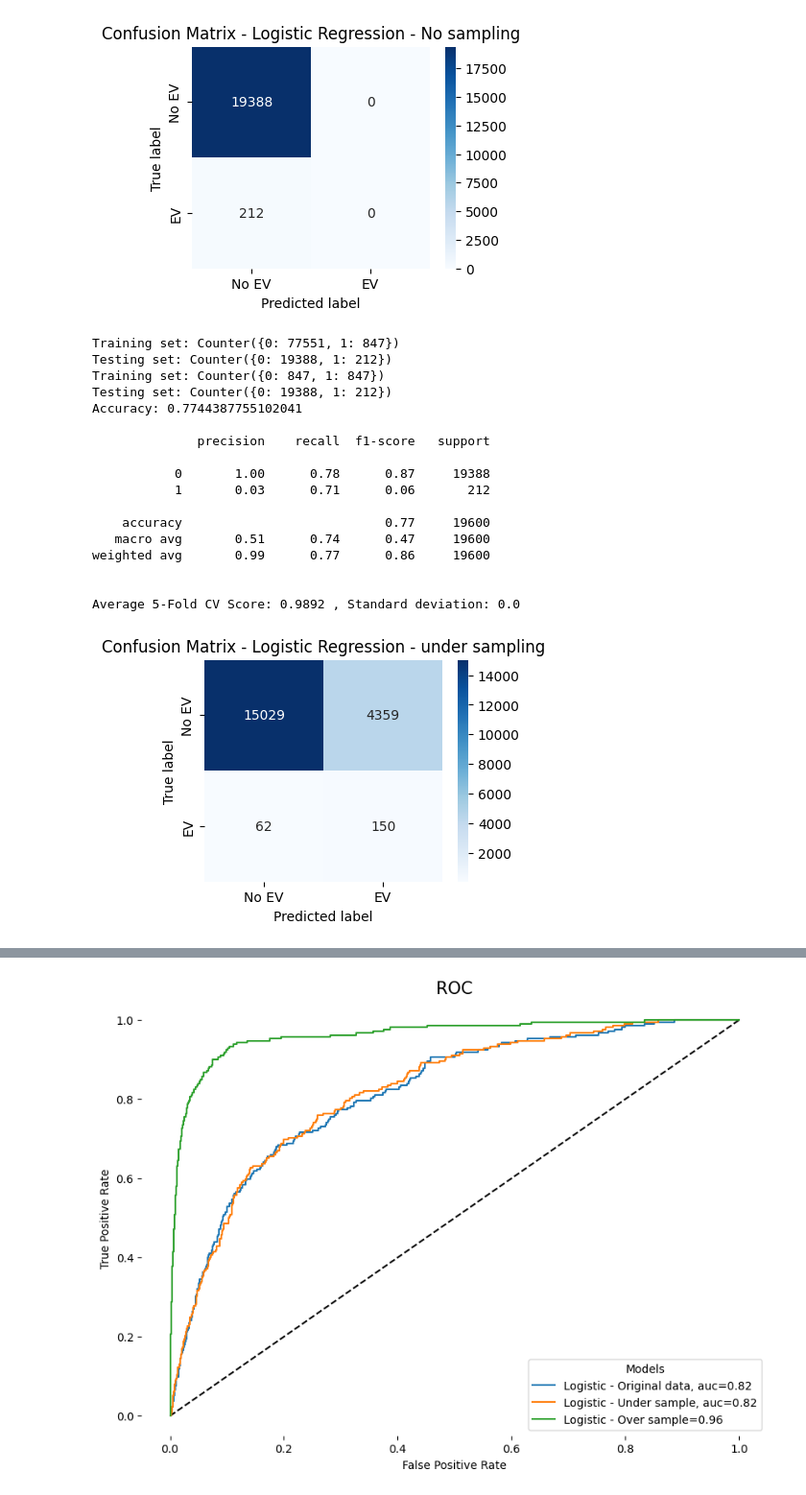
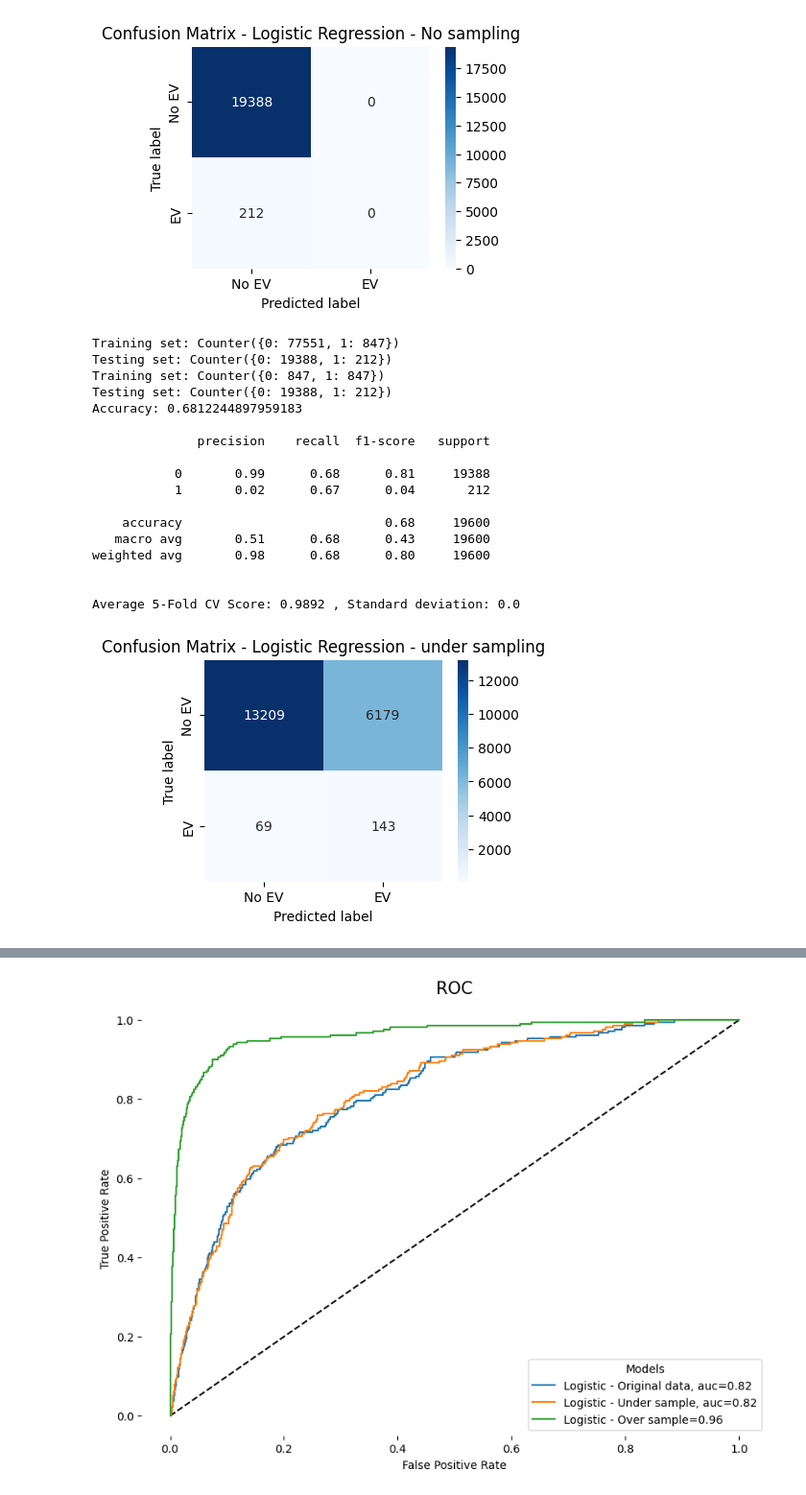
Before and after one commit to varunthefalcon/QUB_Energia, a Jupyter notebook: Q1.ipynb, the cells around one changed output, grey strips where cells are left out. Shown at 96% size. Cells and saved outputs as stored; diff of their text form; code cells hidden in the pictures.

```diff
--- a/Q1.ipynb
+++ b/Q1.ipynb
@@ -133,7 +138,7 @@ data.tail(10)
 data['title'] = data['title'].replace([' '], 'Unclassified')
 
 rename_obj = {
-    'agedBand': {'Unclassified' : 0,'19 to 24': 1, '25 to 40': 2,'41 to 50': 3, '51 to 60': 4, '61 to 70': 5,'70+': 6 },
+    'agedBand': {'Unclassified' : 0,'19 to 24': 1, '25 to 40': 2,'41 to 50': 3, '51 to 60': 4, '61 to 70': 5,'70+': 6, '18 & Under': 7},
     'signedUpGroup': {'Telesales': 0, 'PCW': 1, 'Field Sales': 2, 'Web': 3, 'OBS': 4,'Other': 5},
     'title': {'Ms': 0, 'Mr': 1, 'Mrs': 2, 'Dr': 3, 'Miss': 4, 'Mr & Mrs': 5, 'Rev': 6, 'Unclassified': 7},
     'EV': {'N': 0, 'Y': 1},
@@ -309,9 +314,9 @@ X_train, X_test, y_train, y_test = train_test_split(x,y, test_size=0.20, stratif
 print('Training set: {}'.format(Counter(y_train)))
 print('Testing set: {}'.format(Counter(y_test)))
 
-scaler_robust = RobustScaler()
-X_train = scaler_robust.fit_transform(X_train)
-X_test = scaler_robust.fit_transform(X_test)
+# scaler_robust = RobustScaler()
+# X_train = scaler_robust.fit_transform(X_train)
+# X_test = scaler_robust.fit_transform(X_test)
 
 from imblearn.under_sampling import NearMiss
 
@@ -338,40 +343,40 @@ print()
 print("Average 5-Fold CV Score: {}".format(round(np.mean(cv_scores),4)),
       ", Standard deviation: {}".format(round(np.std(cv_scores),4)))
 
 plt.figure(figsize=(4,3))
 ConfMatrix = confusion_matrix(y_test,LR.predict(X_test))
 sns.heatmap(ConfMatrix,annot=True, cmap="Blues", fmt="d",
             xticklabels = ['No EV', 'EV'],
             yticklabels = ['No EV', 'EV'])
 plt.ylabel('True label')
 plt.xlabel('Predicted label')
 plt.title("Confusion Matrix - Logistic Regression - under sampling");
 
 
 
 
 y_pred_proba_LR = LR.predict_proba(X_test)[::,1]
 LR2_fpr, LR2_tpr, _ = metrics.roc_curve(y_test,  y_pred_proba_LR)
 LR2_auc = metrics.roc_auc_score(y_test, y_pred_proba_LR)
 # %% [output]
 Training set: Counter({0: 77551, 1: 847})
 Testing set: Counter({0: 19388, 1: 212})
 Training set: Counter({0: 847, 1: 847})
 Testing set: Counter({0: 19388, 1: 212})
-Accuracy: 0.7744387755102041
+Accuracy: 0.6812244897959183
 
               precision    recall  f1-score   support
 
-           0       1.00      0.78      0.87     19388
-           1       0.03      0.71      0.06       212
+           0       0.99      0.68      0.81     19388
+           1       0.02      0.67      0.04       212
 
-    accuracy                           0.77     19600
-   macro avg       0.51      0.74      0.47     19600
-weighted avg       0.99      0.77      0.86     19600
+    accuracy                           0.68     19600
+   macro avg       0.51      0.68      0.43     19600
+weighted avg       0.98      0.68      0.80     19600
 
 
 Average 5-Fold CV Score: 0.9892 , Standard deviation: 0.0
-[figure, old version]
+[figure, new version]
 # %%
 
 # building models with original data and with over sampling
```
Also changed, not shown: parts of 10 cells of this notebook, 1 other file.
